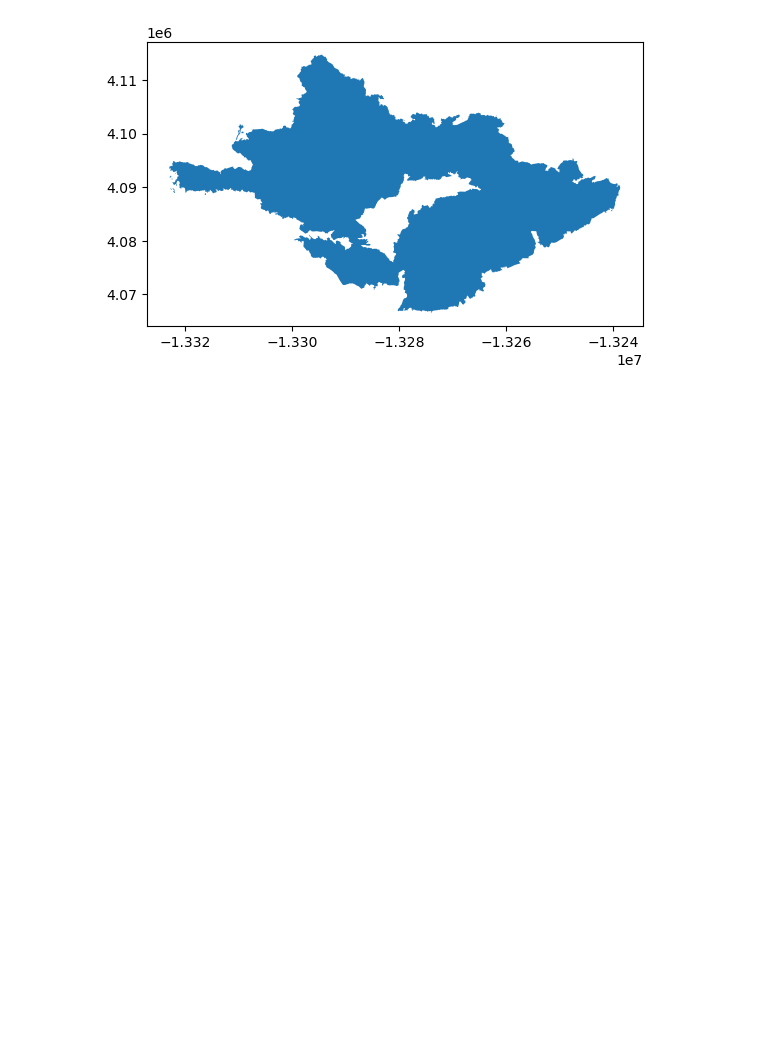
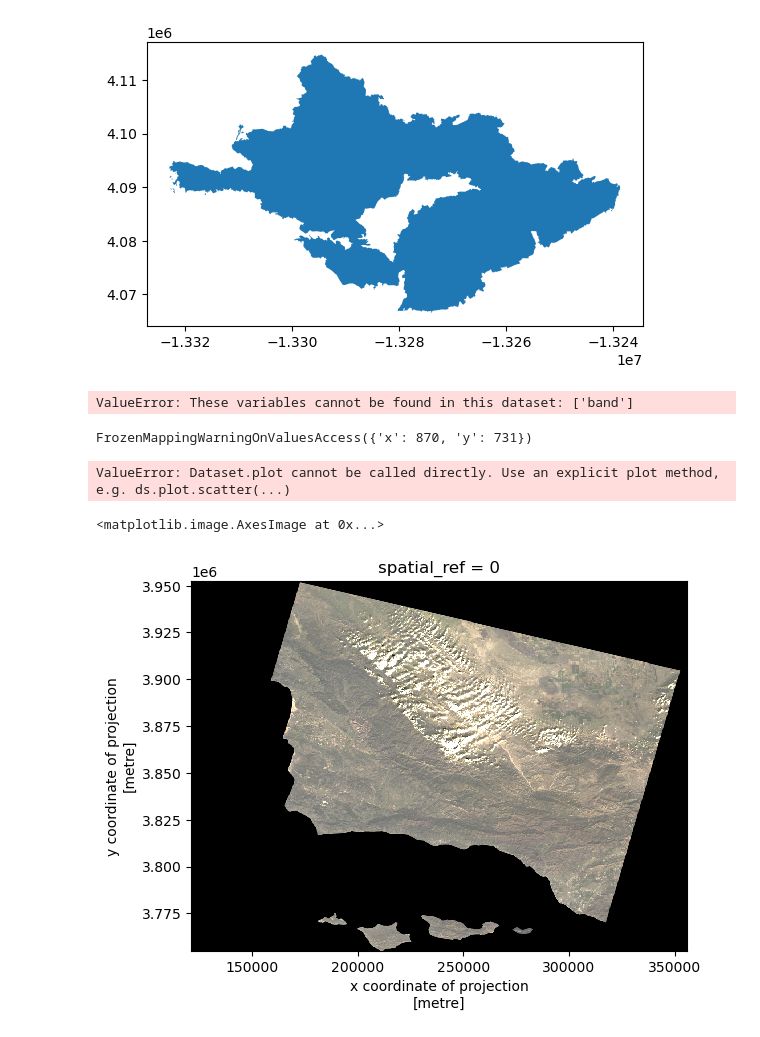
Before and after one commit to Aoverbye/eds220-hwk4, a Jupyter notebook: hwk4-task2-false-color-overbye.ipynb, the cells around one changed output. Drawn from its saved outputs; the diff is of its cells as text; code cells hidden in the pictures; blank space fills up the shorter version.

Commit message:
Dropped band, converted to NumPy array, and created a true color image.

```diff
--- a/hwk4-task2-false-color-overbye.ipynb
+++ b/hwk4-task2-false-color-overbye.ipynb
@@ -16,4 +16,7 @@ import geopandas as gpd
 # %%
 fp = os.path.join('/courses/EDS220/data/hwk4_landsat_data/landsat8-2018-01-26-sb-simplified.nc')
 
-landsat = rioxr.open_rasterio
+landsat = rioxr.open_rasterio(fp)
+
+print(landsat)
+print(landsat.data_vars)
@@ -39,3 +62,28 @@ thomas_fire_shape.plot()
 0  MULTIPOLYGON (((-13316089.016 4088553.040, -13...
 <Axes: >
 [figure]
+# %%
+# Remove extra dimensions
+landsat = landsat.squeeze()
+
+# Drop 'band'
+landsat = landsat.drop_vars('band')
+# %% [output]
+ValueError: These variables cannot be found in this dataset: ['band']
+# %%
+print(landsat.dims)
+# %% [output]
+FrozenMappingWarningOnValuesAccess({'x': 870, 'y': 731})
+ValueError: Dataset.plot cannot be called directly. Use an explicit plot method, e.g. ds.plot.scatter(...)
+# %%
+# Select 'red' 'green' and 'blue' bands
+rgb_bands = landsat[['red', 'green', 'blue']]
+
+# Convert to a NumPy array using .to_array()
+rgb_array = rgb_bands.to_array()
+
+# Plot the RGB image
+rgb_array.plot.imshow(robust=True)
+# %% [output]
+<matplotlib.image.AxesImage at 0x...>
+[figure, added]
```
Also changed, not shown: parts of 1 cell of this notebook.
